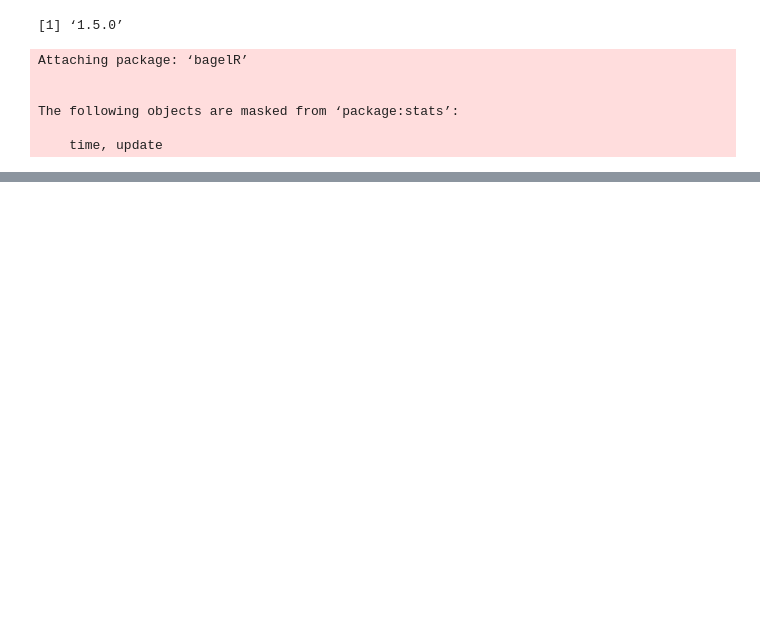
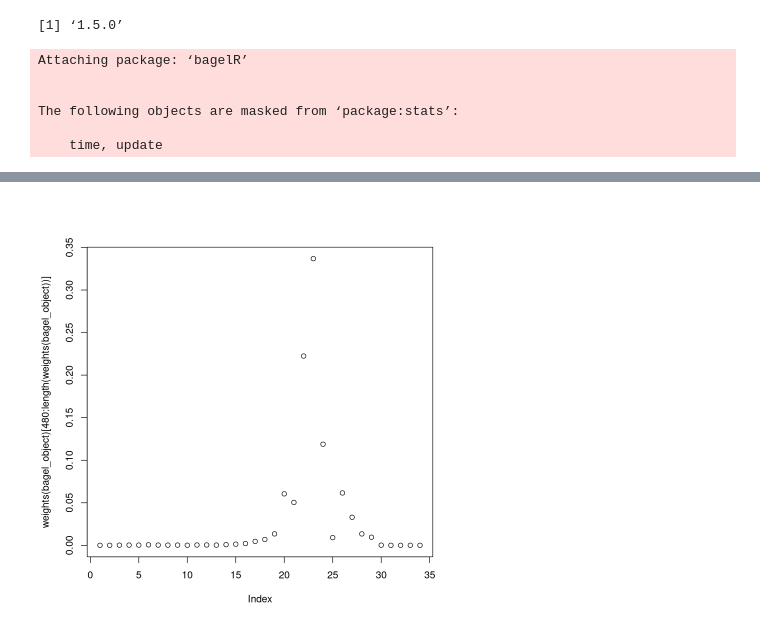
Before and after one commit to grosed/bagel, a Jupyter notebook: notebooks/sequential-bagel.ipynb, the cells around one changed output, grey strips where cells are left out. Saved outputs shown, nothing was run; the diff lists cells and outputs as text; code cells hidden in the pictures; blank space fills up the shorter version.

```diff
--- a/notebooks/sequential-bagel.ipynb
+++ b/notebooks/sequential-bagel.ipynb
@@ -117,0 +132,4 @@ weights(results)
+# %%
+plot(weights(bagel_object)[480:length(weights(bagel_object))])
+# %% [output]
+[figure, added]
```
Also changed, not shown: parts of 25 cells of this notebook, 2 other files.
